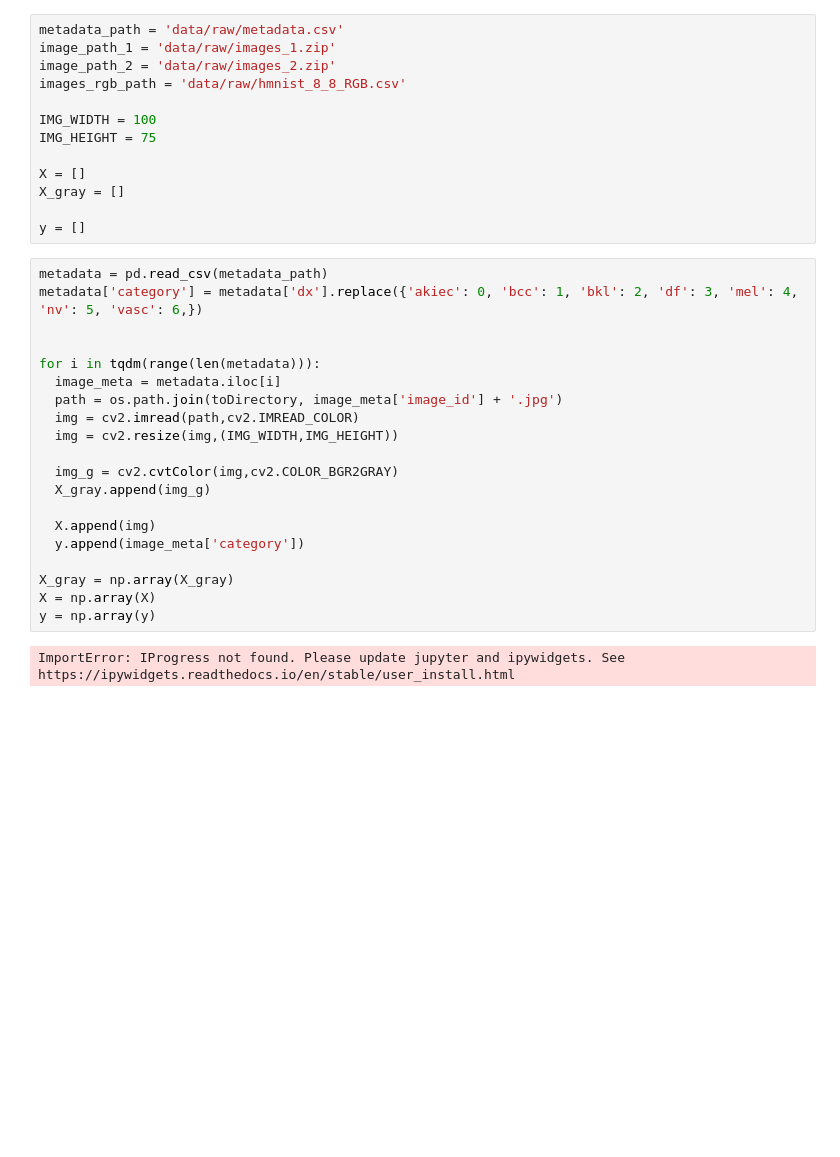
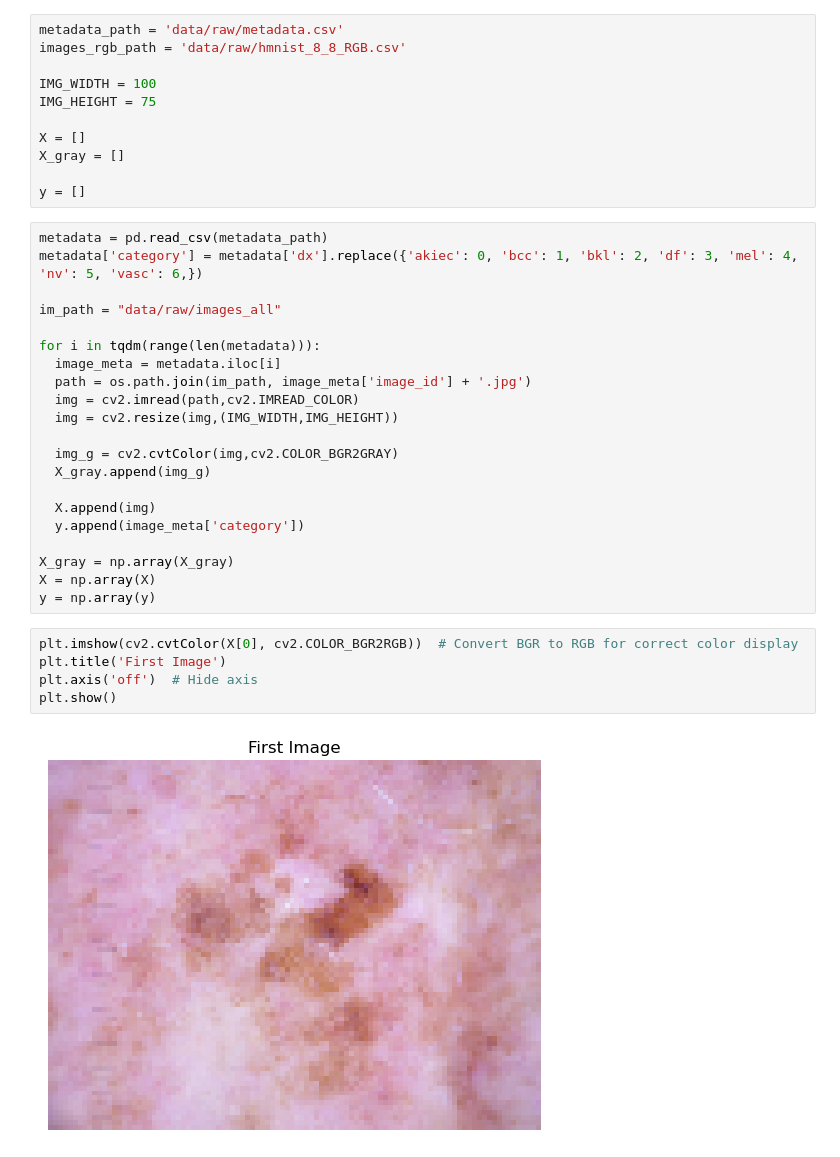
Before and after one commit to VishnuAravind12/Skin-Cancer-Diagnostics, a Jupyter notebook: data_prep.ipynb, the cells around one changed output. Drawn from its saved outputs; the diff is of its cells as text; blank space fills up the shorter version.

```diff
--- a/data_prep.ipynb
+++ b/data_prep.ipynb
@@ -63,7 +68,5 @@ import requests, io, zipfile
 # %%
 metadata_path = 'data/raw/metadata.csv'
-image_path_1 = 'data/raw/images_1.zip'
-image_path_2 = 'data/raw/images_2.zip'
 images_rgb_path = 'data/raw/hmnist_8_8_RGB.csv'
 
 IMG_WIDTH = 100
@@ -77,10 +80,11 @@ y = []
 metadata = pd.read_csv(metadata_path)
 metadata['category'] = metadata['dx'].replace({'akiec': 0, 'bcc': 1, 'bkl': 2, 'df': 3, 'mel': 4, 'nv': 5, 'vasc': 6,})
 
+im_path = "data/raw/images_all"
 
 for i in tqdm(range(len(metadata))):
   image_meta = metadata.iloc[i]
-  path = os.path.join(toDirectory, image_meta['image_id'] + '.jpg')
+  path = os.path.join(im_path, image_meta['image_id'] + '.jpg')
   img = cv2.imread(path,cv2.IMREAD_COLOR)
   img = cv2.resize(img,(IMG_WIDTH,IMG_HEIGHT))
 
@@ -93,5 +97,10 @@ for i in tqdm(range(len(metadata))):
 X_gray = np.array(X_gray)
 X = np.array(X)
 y = np.array(y)
-# %% [output]
-ImportError: IProgress not found. Please update jupyter and ipywidgets. See https://ipywidgets.readthedocs.io/en/stable/user_install.html
+# %%
+plt.imshow(cv2.cvtColor(X[0], cv2.COLOR_BGR2RGB))  # Convert BGR to RGB for correct color display
+plt.title('First Image')
+plt.axis('off')  # Hide axis
+plt.show()
+# %% [output]
+[figure, added]
```
Also changed, not shown: parts of 18 cells of this notebook, 2 other files.
